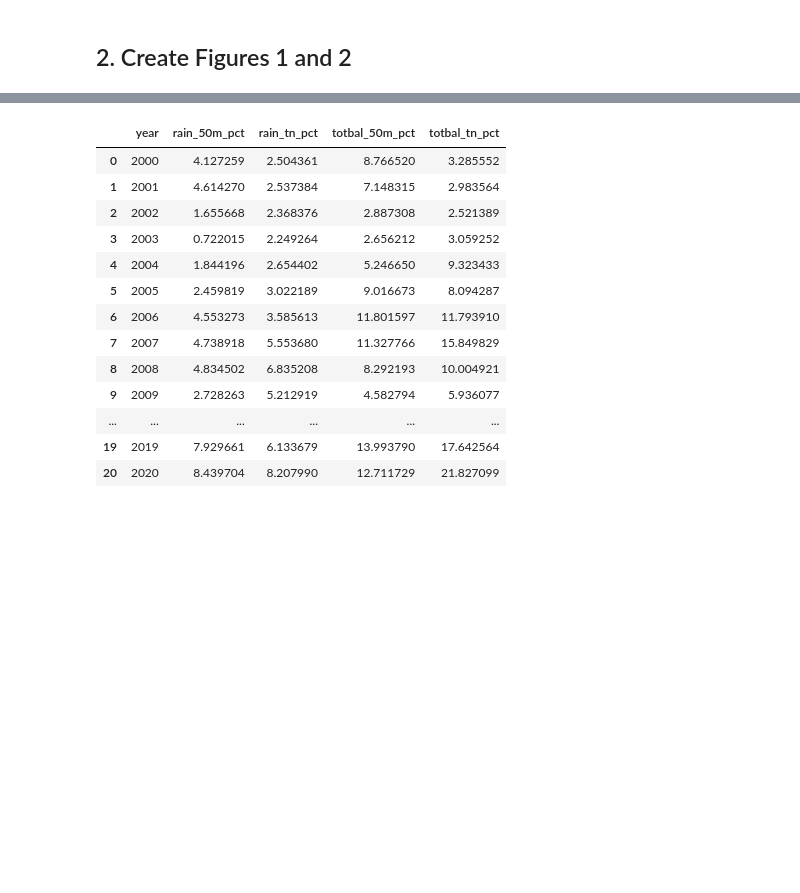
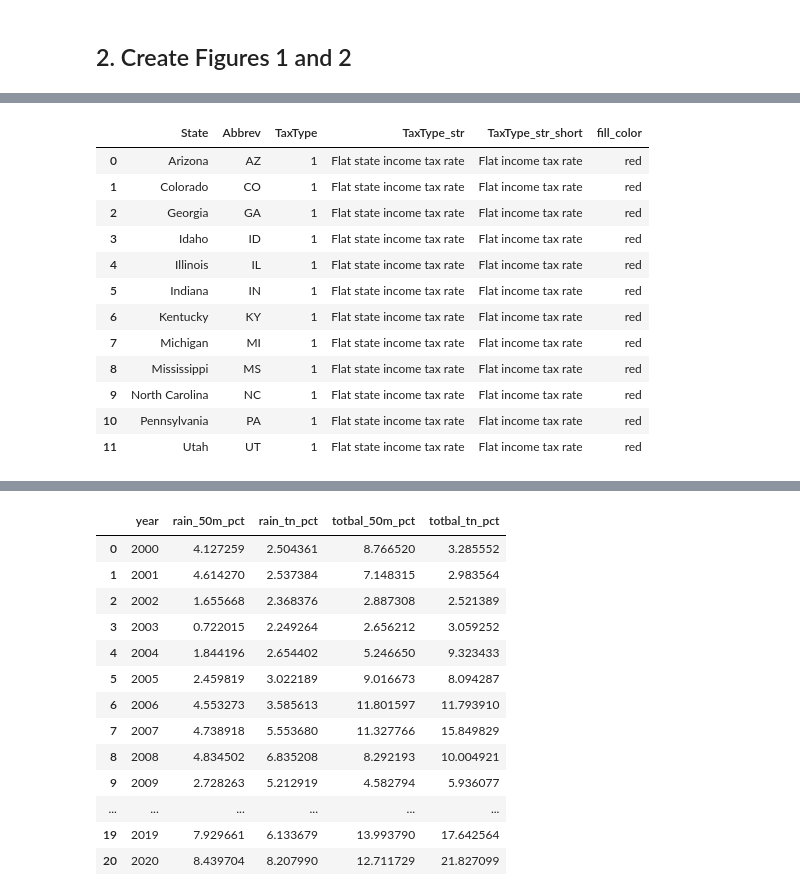
Before and after one commit to OpenSourceEcon/SC-IndivBusTax, a Jupyter notebook: SC_IndivBusTax.ipynb, the cells around one changed output, grey strips where cells are left out. Cells and saved outputs as stored; diff of their text form; code cells hidden in the pictures; blank space fills up the shorter version.

```diff
--- a/SC_IndivBusTax.ipynb
+++ b/SC_IndivBusTax.ipynb
@@ -38,0 +192,17 @@ import json
+# %%
+# Print the flat tax states
+flat_tax_states_df
+# %% [output]
+|  | State | Abbrev | TaxType | TaxType_str | TaxType_str_short | fill_color |
+| 0 | Arizona | AZ | 1 | Flat state income tax rate | Flat income tax rate | red |
+| 1 | Colorado | CO | 1 | Flat state income tax rate | Flat income tax rate | red |
+| 2 | Georgia | GA | 1 | Flat state income tax rate | Flat income tax rate | red |
+| 3 | Idaho | ID | 1 | Flat state income tax rate | Flat income tax rate | red |
+| 4 | Illinois | IL | 1 | Flat state income tax rate | Flat income tax rate | red |
+| 5 | Indiana | IN | 1 | Flat state income tax rate | Flat income tax rate | red |
+| 6 | Kentucky | KY | 1 | Flat state income tax rate | Flat income tax rate | red |
+| 7 | Michigan | MI | 1 | Flat state income tax rate | Flat income tax rate | red |
+| 8 | Mississippi | MS | 1 | Flat state income tax rate | Flat income tax rate | red |
+| 9 | North Carolina | NC | 1 | Flat state income tax rate | Flat income tax rate | red |
+| 10 | Pennsylvania | PA | 1 | Flat state income tax rate | Flat income tax rate | red |
+| 11 | Utah | UT | 1 | Flat state income tax rate | Flat income tax rate | red |
```
Also changed, not shown: parts of 11 cells of this notebook, 9 other files.
